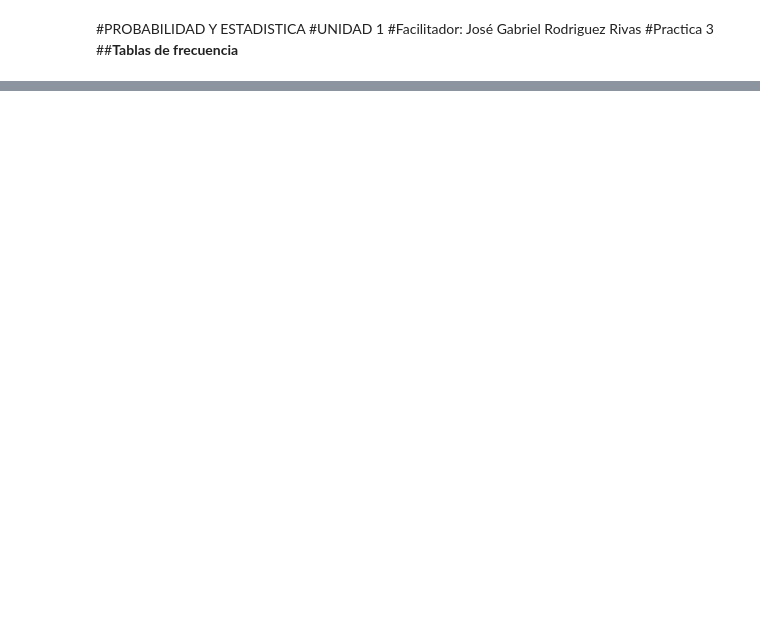
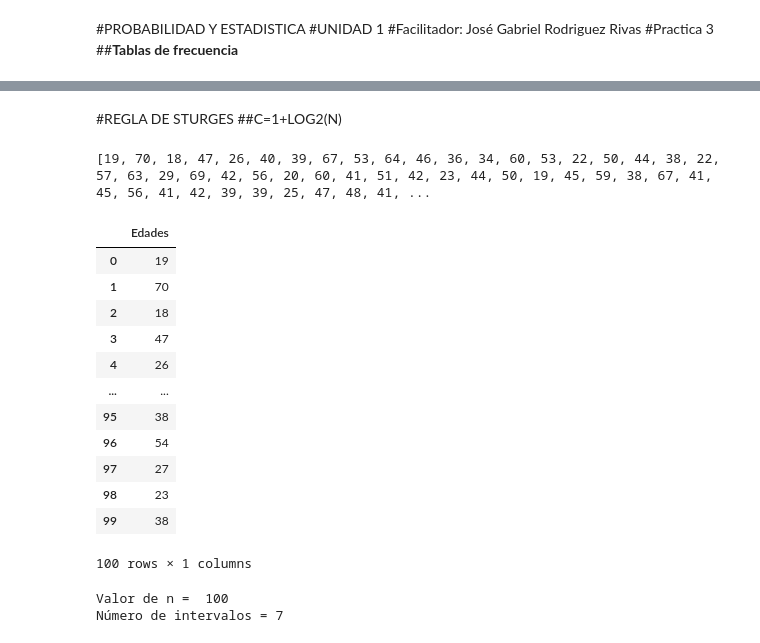
Before and after one commit to httppaulinaar/Probabilidad-y-estad-stica, a Jupyter notebook: Unidad1/Practica3.ipynb, the cells around one changed output, grey strips where cells are left out. Saved outputs shown, nothing was run; the diff lists cells and outputs as text; code cells hidden in the pictures; blank space fills up the shorter version.

```diff
--- a/Unidad1/Practica3.ipynb
+++ b/Unidad1/Practica3.ipynb
@@ -116,0 +117,3 @@ tabla_frecuencias
+# %% [markdown]
+#REGLA DE STURGES
+##C=1+LOG2(N)
@@ -116,0 +122,29 @@ tabla_frecuencias
+# %%
+print(edades)
+# %% [output]
+[19, 70, 18, 47, 26, 40, 39, 67, 53, 64, 46, 36, 34, 60, 53, 22, 50, 44, 38, 22, 57, 63, 29, 69, 42, 56, 20, 60, 41, 51, 42, 23, 44, 50, 19, 45, 59, 38, 67, 41, 45, 56, 41, 42, 39, 39, 25, 47, 48, 41, ...
+# %%
+df=pd.DataFrame({'Edades':edades})
+df
+# %% [output]
+|  | Edades |
+| 0 | 19 |
+| 1 | 70 |
+| 2 | 18 |
+| 3 | 47 |
+| 4 | 26 |
+| ... | ... |
+| 95 | 38 |
+| 96 | 54 |
+| 97 | 27 |
+| 98 | 23 |
+| 99 | 38 |
+100 rows × 1 columns
+# %%
+n= len(edades)
+
+K= int(1 + math.log2(n))
+print("Valor de n = ", n, " \nNúmero de intervalos =", K)
+# %% [output]
+Valor de n =  100
+Número de intervalos = 7
```
Also changed, not shown: parts of 14 cells of this notebook.
